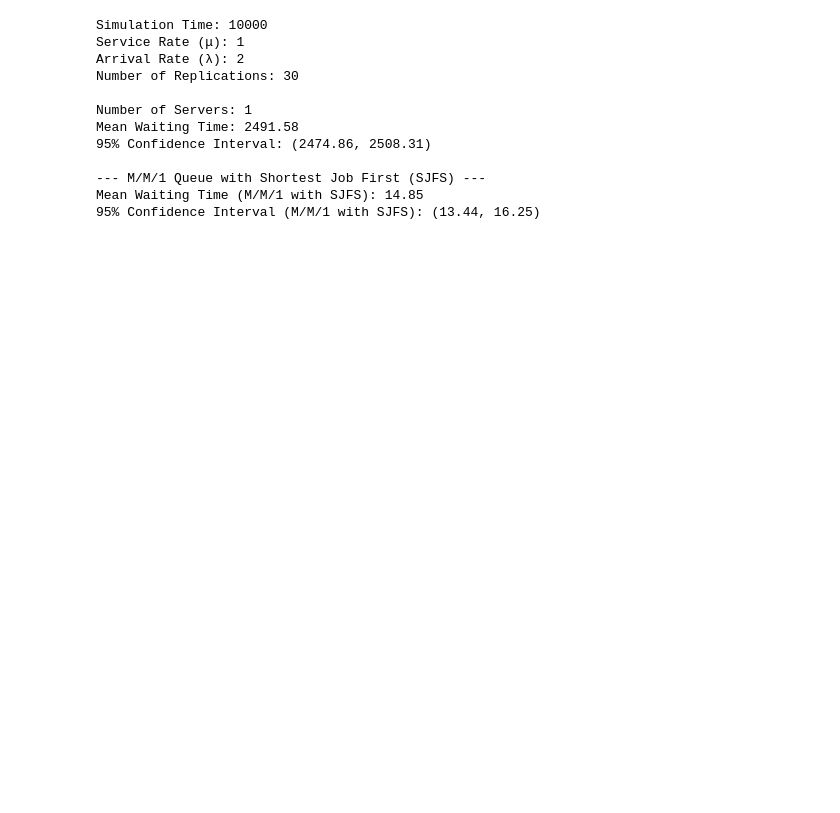
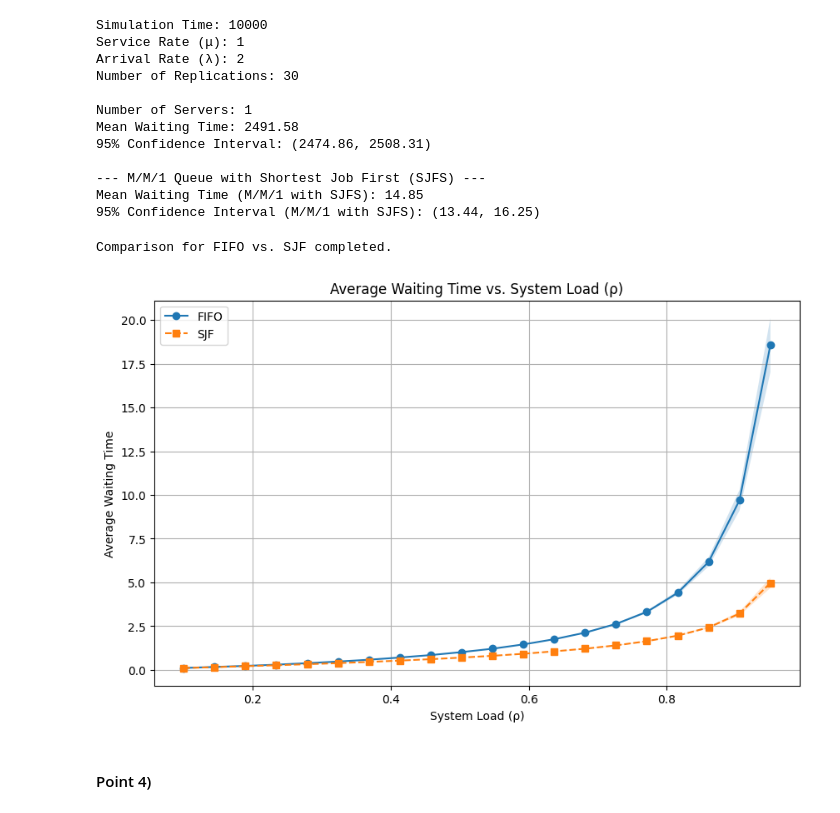
Before and after one commit to yoadvp-bit/Stochastic-simulations, a Jupyter notebook: Assignment2.ipynb, the cells around one changed output. Saved outputs shown, nothing was run; the diff lists cells and outputs as text; code cells hidden in the pictures; blank space fills up the shorter version.

```diff
--- a/Assignment2.ipynb
+++ b/Assignment2.ipynb
@@ -312,4 +359,72 @@ Mean Waiting Time: 2491.58
 --- M/M/1 Queue with Shortest Job First (SJFS) ---
 Mean Waiting Time (M/M/1 with SJFS): 14.85
 95% Confidence Interval (M/M/1 with SJFS): (13.44, 16.25)
+# %%
+# Parameters for the comparison
+SIM_TIME = 10000  # Simulation time
+RHO_VALUES = np.linspace(0.1, 0.95, 20)  # System load values (ρ)
+NUM_REPLICATIONS = 30  # Number of replications for each configuration
+SERVICE_RATE = 1
+
+# Store results for FIFO and SJF
+fifo_waiting_times = []
+sjfs_waiting_times = []
+
+for rho in RHO_VALUES:
+    arrival_rate = rho * SERVICE_RATE  # λ = ρ * μ
+
+    # Collect waiting times for FIFO
+    fifo_replications = [
+        run_simulation(1, arrival_rate, SERVICE_RATE, SIM_TIME, RANDOM_SEED + i, sjfs=False)
+        for i in range(NUM_REPLICATIONS)
+    ]
+    fifo_waiting_times.append((np.mean(fifo_replications), np.std(fifo_replications)))
+
+    # Collect waiting times for SJF
+    sjfs_replications = [
+        run_simulation(1, arrival_rate, SERVICE_RATE, SIM_TIME, RANDOM_SEED + i, sjfs=True)
+        for i in range(NUM_REPLICATIONS)
+    ]
+    sjfs_waiting_times.append((np.mean(sjfs_replications), np.std(sjfs_replications)))
+
+print("Comparison for FIFO vs. SJF completed.")
+
+# Plot the results for FIFO and SJF
+fifo_means = [x[0] for x in fifo_waiting_times]
+fifo_stds = [x[1] / np.sqrt(NUM_REPLICATIONS) for x in fifo_waiting_times]  # Standard errors
+
+sjfs_means = [x[0] for x in sjfs_waiting_times]
+sjfs_stds = [x[1] / np.sqrt(NUM_REPLICATIONS) for x in sjfs_waiting_times]  # Standard errors
+
+plt.figure(figsize=(10, 6))
+
+# Plot FIFO
+plt.plot(RHO_VALUES, fifo_means, label='FIFO', marker='o')
+plt.fill_between(
+    RHO_VALUES,
+    np.array(fifo_means) - np.array(fifo_stds),
+    np.array(fifo_means) + np.array(fifo_stds),
+    alpha=0.2
+)
+
+# Plot SJF
+plt.plot(RHO_VALUES, sjfs_means, label='SJF', marker='s', linestyle='--')
+plt.fill_between(
+    RHO_VALUES,
+    np.array(sjfs_means) - np.array(sjfs_stds),
+    np.array(sjfs_means) + np.array(sjfs_stds),
+    alpha=0.2
+)
+
+plt.title('Average Waiting Time vs. System Load (ρ)')
+plt.xlabel('System Load (ρ)')
+plt.ylabel('Average Waiting Time')
+plt.legend()
+plt.grid()
+plt.show()
+# %% [output]
+Comparison for FIFO vs. SJF completed.
+[figure, added]
+# %% [markdown]
+ #### Point 4)
 # %%
```
Also changed, not shown: parts of 7 cells of this notebook.
